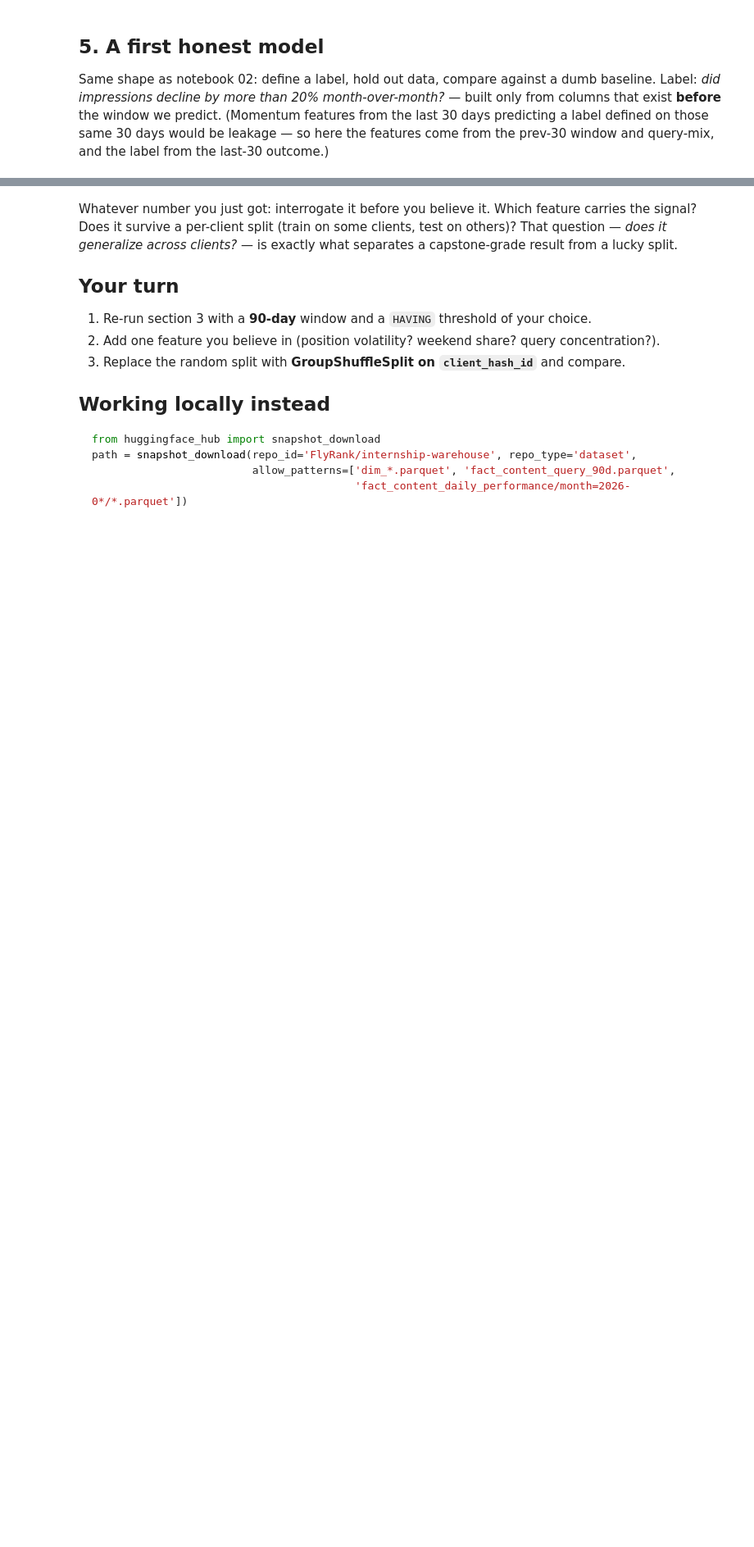
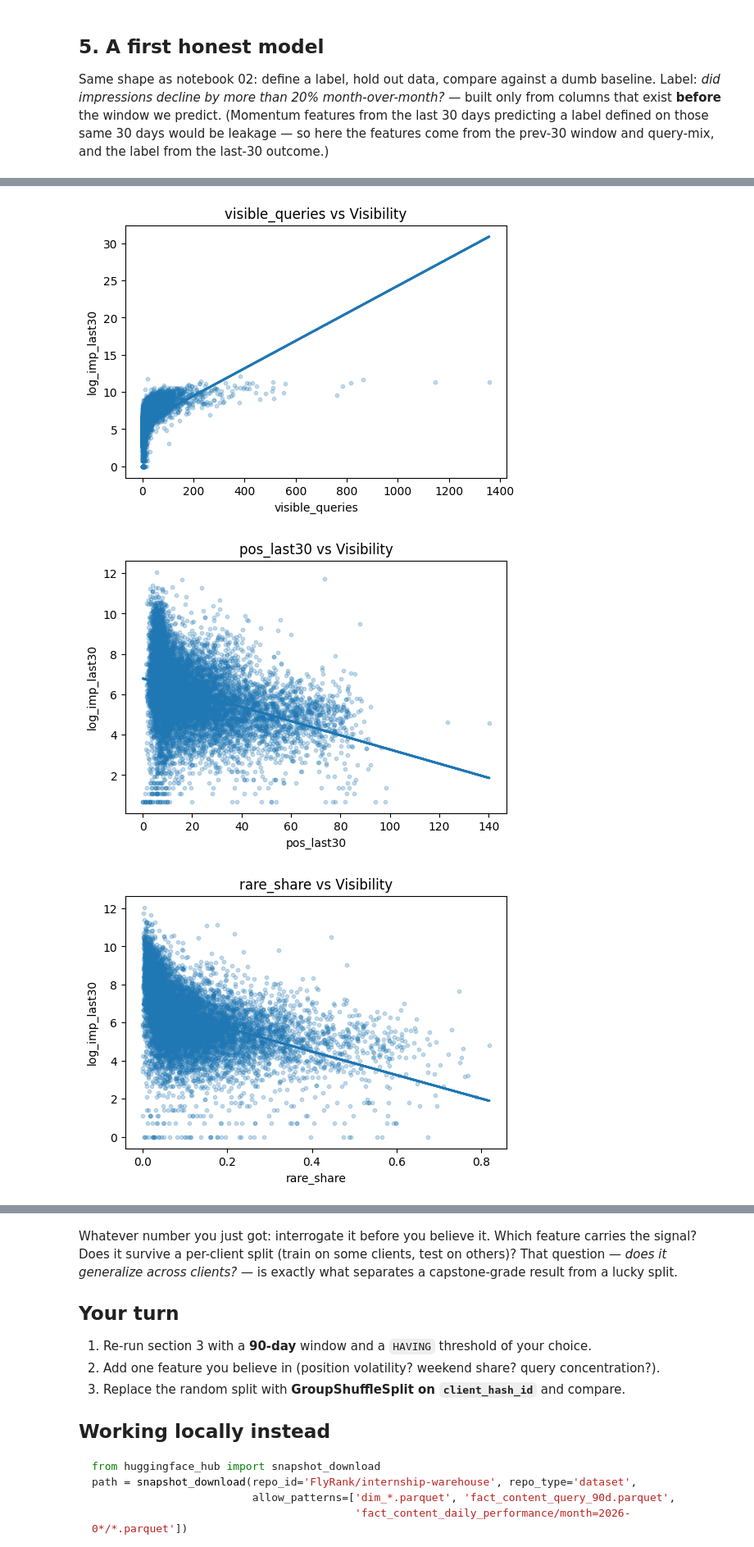
Before and after one commit to Sgln24/flyrank-ml-internship-w1, a Jupyter notebook: notebooks/03_working_with_the_full_release.ipynb, the cells around one changed output, grey strips where cells are left out. Shown at 82% size. Drawn from its saved outputs; the diff is of its cells as text; code cells hidden in the pictures; blank space fills up the shorter version.

```diff
--- a/notebooks/03_working_with_the_full_release.ipynb
+++ b/notebooks/03_working_with_the_full_release.ipynb
@@ -203,0 +503,49 @@ weighted avg      0.633     0.653     0.628     25551
+# %%
+import matplotlib.pyplot as plt
+import pandas as pd
+
+search_features = [
+    "visible_queries",
+    "pos_last30",
+    "rare_share",
+    "anon_share",
+    "top_query_share"
+]
+sample_df = analysis_df_v2.sample(
+    n=10000,
+    random_state=42
+)
+
+for feature in search_features:
+
+    # إزالة الـ Missing
+    temp = sample_df[[feature, "log_imp_last30"]].dropna()
+
+    plt.figure(figsize=(6,4))
+
+    plt.scatter(
+        temp[feature],
+        temp["log_imp_last30"],
+        alpha=0.25,
+        s=10
+    )
+
+    # Trend Line
+    z = np.polyfit(temp[feature], temp["log_imp_last30"], 1)
+    p = np.poly1d(z)
+
+    plt.plot(
+        temp[feature],
+        p(temp[feature]),
+        linewidth=2
+    )
+
+    plt.title(f"{feature} vs Visibility")
+    plt.xlabel(feature)
+    plt.ylabel("log_imp_last30")
+
+    plt.show()
+# %% [output]
+[figure, added]
+[figure, added]
+[figure, added]
```
Also changed, not shown: parts of 40 cells of this notebook.
